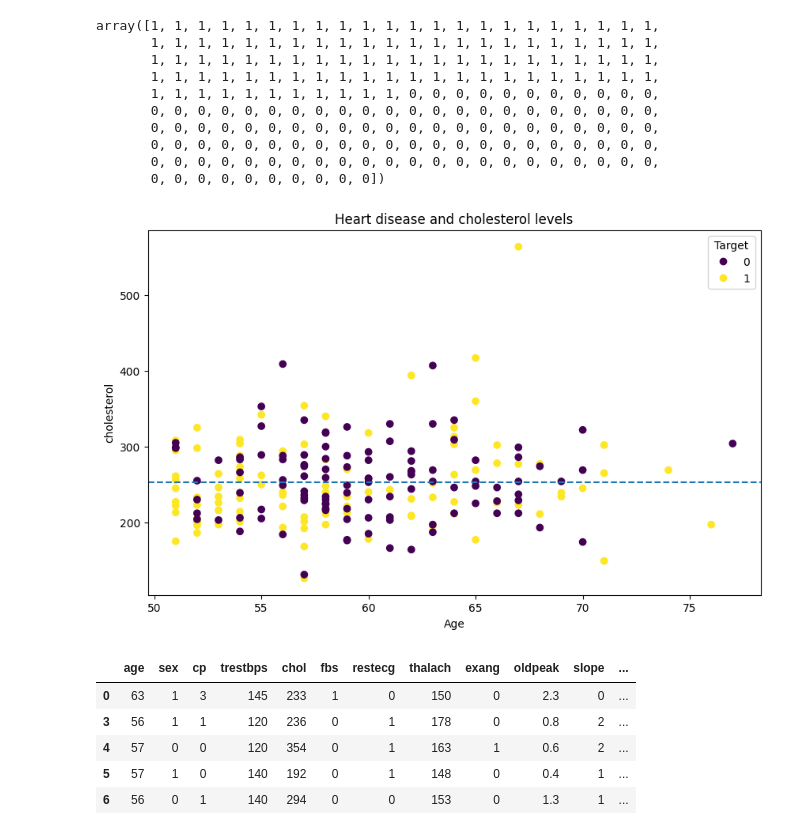
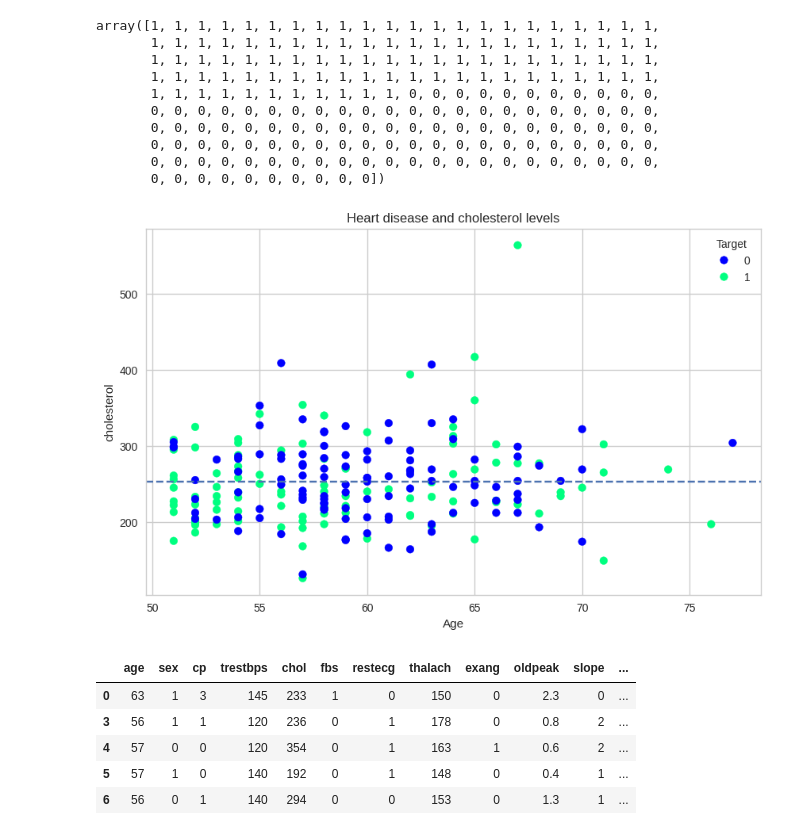
Before and after one commit to Venkats-AI-codes/AI_practices, a Jupyter notebook: ploting_DataFrame.ipynb, the cells around one changed output. Drawn from its saved outputs; the diff is of its cells as text; code cells hidden in the pictures.

```diff
--- a/ploting_DataFrame.ipynb
+++ b/ploting_DataFrame.ipynb
@@ -291,25 +291,28 @@ array([1, 1, 1, 1, 1, 1, 1, 1, 1, 1, 1, 1, 1, 1, 1, 1, 1, 1, 1, 1, 1, 1,
        0, 0, 0, 0, 0, 0, 0, 0, 0, 0])
 # %%
 from matplotlib.lines import lineStyles
+#set style
+plt.style.use('seaborn-v0_8-whitegrid')
 #OO method from scratch
 fig, ax = plt.subplots(figsize=(10, 6))
 
 #plot the data
 scatter = ax.scatter(x=over_50['age'],
                      y=over_50['chol'],
-                     c=over_50['target'])
+                     c=over_50['target'],
+                     cmap="winter")
 #customize the plot
 ax.set(title="Heart disease and cholesterol levels",
          xlabel="Age",
          ylabel="cholesterol")
 #Add a legend
 ax.legend(*scatter.legend_elements(), title="Target");
 
 #Add a horizontal line
 ax.axhline(over_50['chol'].mean(),
            linestyle='--');
 # %% [output]
-[figure, old version]
+[figure, new version]
 # %%
 over_50.head()
 # %% [output]
```
Also changed, not shown: parts of 9 cells of this notebook.
